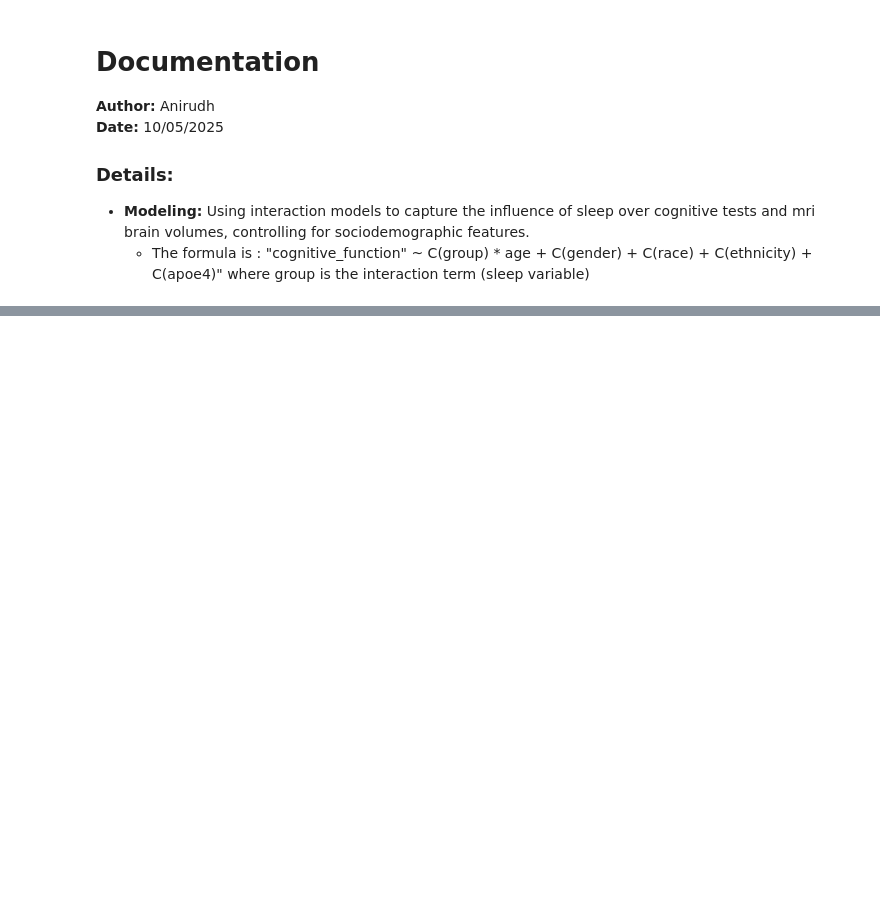
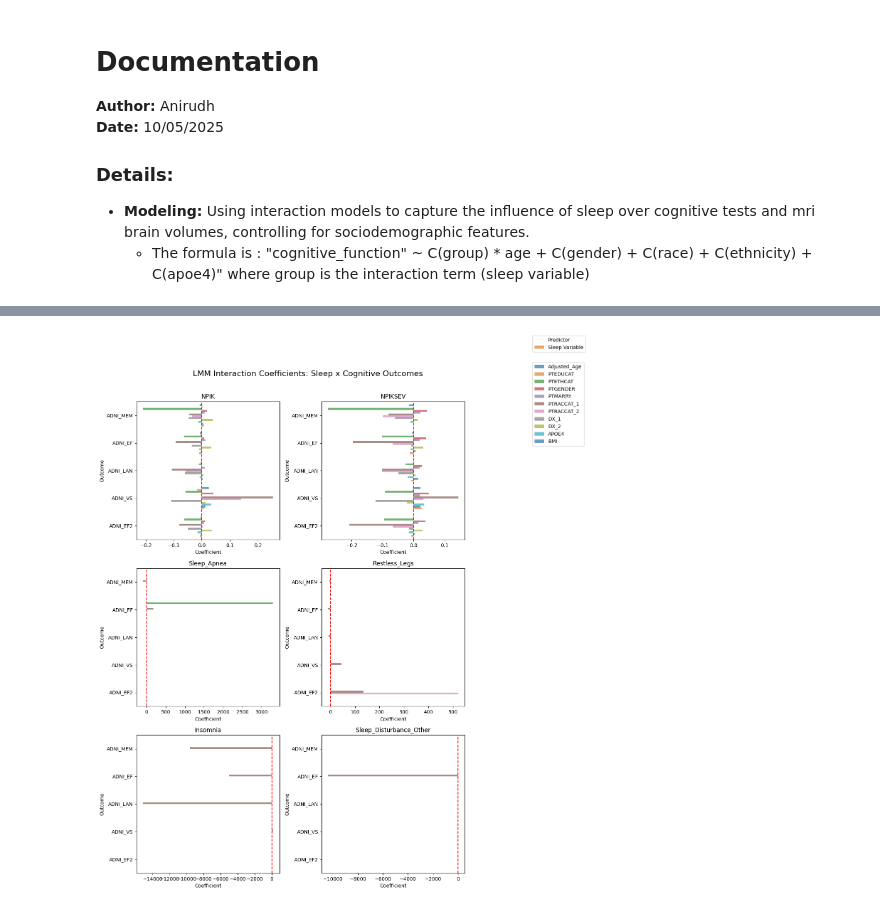
Before and after one commit to Da4kek/AD-Sleep, a Jupyter notebook: Interaction_model.ipynb, the cells around one changed output, grey strips where cells are left out. Cells and saved outputs as stored; diff of their text form; code cells hidden in the pictures; blank space fills up the shorter version.

```diff
--- a/Interaction_model.ipynb
+++ b/Interaction_model.ipynb
@@ -309,0 +353,5 @@ for sleep in sleep_vars:
+# %%
+plot_interaction_lmm(interaction_results,
+                     model='Model2_Cog', domain='Cognitive')
+# %% [output]
+[figure, added]
```
Also changed, not shown: parts of 30 cells of this notebook.
